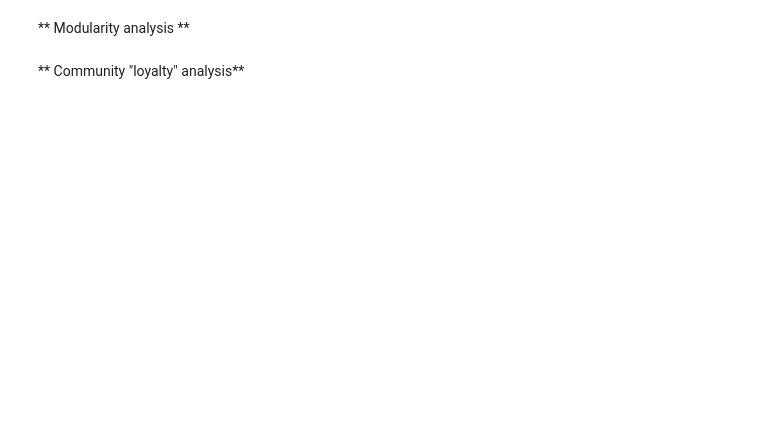
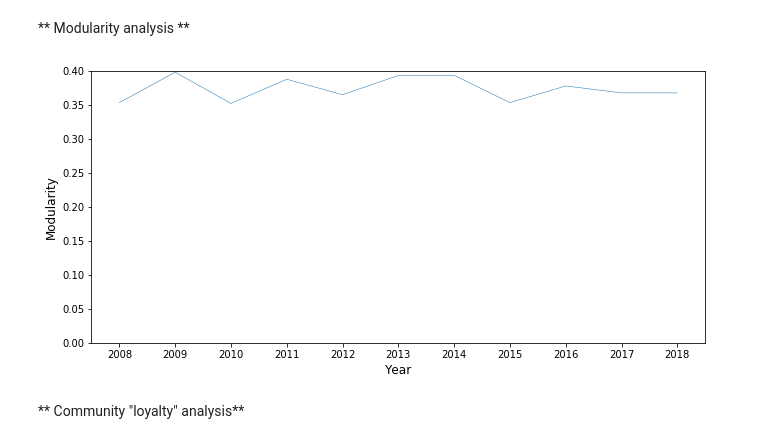
Before and after one commit to nikolaiorgland/conseil_national, a Jupyter notebook: Final_Project/final_project_notebook.ipynb, the cells around one changed output. Drawn from its saved outputs; the diff is of its cells as text; code cells hidden in the pictures; blank space fills up the shorter version.

```diff
--- a/Final_Project/final_project_notebook.ipynb
+++ b/Final_Project/final_project_notebook.ipynb
@@ -125,3 +124,10 @@ fig.savefig('modularity_evolution.png', dpi=300, bbox_inches = "tight")
+# %%
+legislatures=['48','49','50']
+years_of_leg = [4,4,3]
+modularity_data, years = compute_modularity(legislatures, years_of_leg, resolution=1)
+visualize_modularity(modularity_data, years)
+# %% [output]
+[figure, added]
 # %% [markdown]
 ** Community "loyalty" analysis**
 # %%
```
Also changed, not shown: parts of 16 cells of this notebook, 5 other files.
